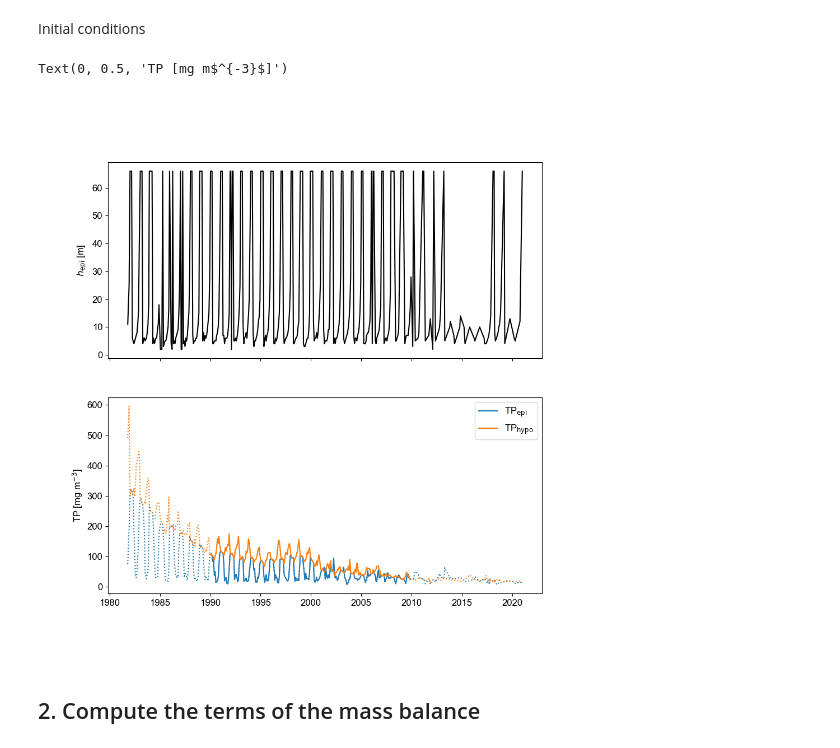
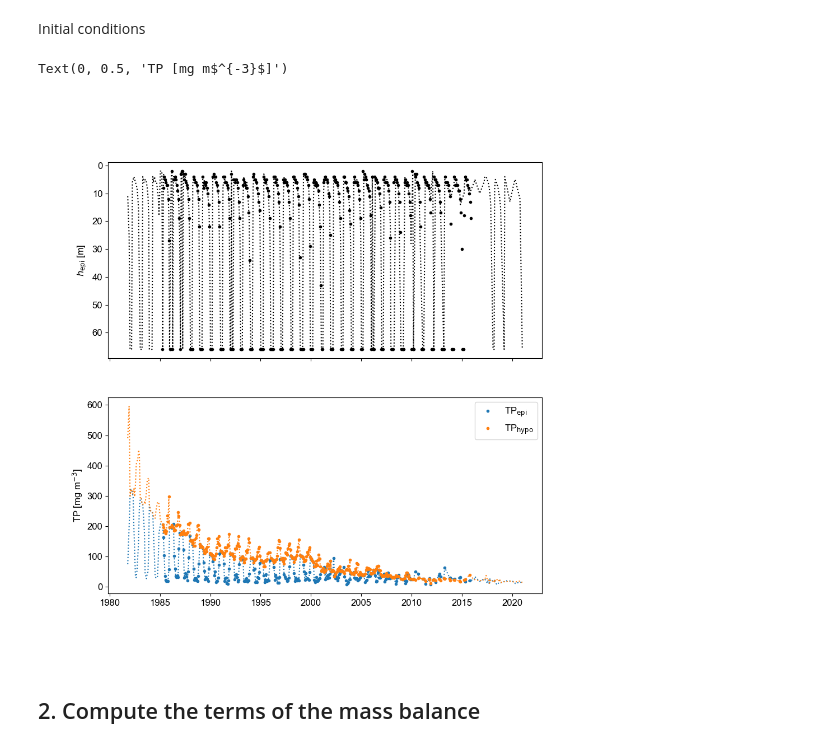
Before and after one commit to tdoda/phosphorus_model, a Jupyter notebook: Scripts/predictive_model.ipynb, the cells around one changed output. Saved outputs shown, nothing was run; the diff lists cells and outputs as text; code cells hidden in the pictures.

```diff
--- a/Scripts/predictive_model.ipynb
+++ b/Scripts/predictive_model.ipynb
@@ -31,7 +31,7 @@ from functions import *
 #lakename="LakeMurten"
 lakename="LakeBaldegg"
 # %%
-method_Pin="obs" # Options: "obs" (compute Pin from observations of TPin), "curve" (compute Pin from Q-TPin curve)
+method_Pin="function" # Options: "obs" (compute Pin from observations of TPin), "curve" (compute Pin from created Q-TPin curve), "function" (compute Pin from provided function Q=f(TPin) in function file)
 method_epi="varying" # Options: "constant" (constant thermocline depth set during stratified period in Lake_info.csv), "varying" (thermocline depth
 # measured or modeled at different time steps)
 method_anox="stratif" # Options: "stratif" (anoxic period matches stratified period), "specified" (the start of the anoxic period is specified manually in lake_info.csv),
@@ -50,6 +42,8 @@ else:
 # %%
 # tdate_budget=np.array([]) # Example: tdate_budget=np.array([datetime(2024,1,1),datetime(2024,1,2),datetime(2024,1,3)])
-tdate_min_max=np.array([datetime(1990,1,1),datetime(2009,12,31)]) # If empty, time is the inflow data time
+#tdate_min_max=np.array([datetime(2008,1,1),datetime(2015,12,31)]) # If empty, time is the inflow data time
+#tdate_min_max=np.array([datetime(2002,1,1),datetime(2015,12,31)]) # If empty, time is the inflow data time
+tdate_min_max=np.array([datetime(1985,4,1),datetime(2015,12,31)]) # If empty, time is the inflow data time
 tdate_list=[tdate_min_max[0]]
 
 while tdate_list[-1]<datetime(tdate_min_max[1].year,tdate_min_max[1].month,1):
@@ -102,19 +96,18 @@ if method_Pin=="curve":
 Set the time for the budget:
 # %%
 if not list(tdate_budget): # Empty: take the time from the lowest frequency between inflow data and TP data
-    if method_Pin=="obs":
-        dt_inflows=np.nanmean(np.diff(df_inflows["Date"].to_numpy().astype('datetime64[s]').astype(np.int64)))
-        dt_TP=np.nanmean(np.diff(tnum_TP))
-        ind_low_freq=np.argmax(np.array([dt_inflows,dt_TP])) # Lowest frequency
-        if ind_low_freq==0: # Take inflows time
-            tdate_budget=df_inflows["Date"].to_numpy().astype('datetime64[s]').astype(datetime)
-        else: # Take TP time
-            tdate_budget=tdate_TP
+    if method_Pin!="obs":
+        print("The model can only be run during the inflow measurement period because the simulation period has not been defined.")
+    dt_inflows=np.nanmean(np.diff(df_inflows["Date"].to_numpy().astype('datetime64[s]').astype(np.int64)))
+    dt_TP=np.nanmean(np.diff(tnum_TP))
+    ind_low_freq=np.argmax(np.array([dt_inflows,dt_TP])) # Lowest frequency
+    if ind_low_freq==0: # Take inflows time
+        tdate_budget=df_inflows["Date"].to_numpy().astype('datetime64[s]').astype(datetime)
+    else: # Take TP time
+        tdate_budget=tdate_TP
 
-        if list(tdate_min_max): # Not empty
-            tdate_budget=tdate_budget[np.logical_and(tdate_budget>tdate_min_max[0],tdate_budget<tdate_min_max[1])]
-    else:
-        raise Exception("Time values of the P budget must be specified")
+    if list(tdate_min_max): # Not empty
+        tdate_budget=tdate_budget[np.logical_and(tdate_budget>tdate_min_max[0],tdate_budget<tdate_min_max[1])]
 # %%
 tnum_budget=np.array([dateval.replace(tzinfo=timezone.utc).timestamp() for dateval in tdate_budget])
 # %% [markdown]
@@ -167,18 +160,21 @@ TPhypo_compare=TPhypo[np.logical_and(tnum_TP>=tnum_budget[0],tnum_TP<=tnum_budge
 tdate_compare=tdate_TP[np.logical_and(tnum_TP>=tnum_budget[0],tnum_TP<=tnum_budget[-1])]
 # %%
 fig,ax=plt.subplots(2,1,figsize=(10,10),sharex=True)
-ax[0].plot(tdate_TP,hepi_TP,'-k')
+#ax[0].plot([datetime.fromtimestamp(tnum,UTC) for tnum in tnum_T],hepi_T,'-k')
+ax[0].plot(tdate_TP,hepi_TP,':k')
+ax[0].plot(tdate_budget,hepi_budget,'.k')
 ax[0].set_ylabel('$h_{\\rm epi}$ [m]')
+ax[0].invert_yaxis()
 
 ax[1].plot(tdate_TP,TPepi,':',color="C0")
-p1,=ax[1].plot(tdate_compare,TPepi_compare,'-',color="C0")
+p1,=ax[1].plot(tdate_compare,TPepi_compare,'.',color="C0")
 ax[1].plot(tdate_TP,TPhypo,':',color="C1")
-p2,=ax[1].plot(tdate_compare,TPhypo_compare,'-',color="C1")
+p2,=ax[1].plot(tdate_compare,TPhypo_compare,'.',color="C1")
 plt.legend([p1,p2],['TP$_{\\rm epi}$','TP$_{\\rm hypo}$'])
 ax[1].set_ylabel('TP [mg m$^{-3}$]')
 # %% [output]
 Text(0, 0.5, 'TP [mg m$^{-3}$]')
-[figure, old version]
+[figure, new version]
 # %% [markdown]
 ## 2. Compute the terms of the mass balance
 # %% [markdown]
```
Also changed, not shown: parts of 20 cells of this notebook, 4 other files.
